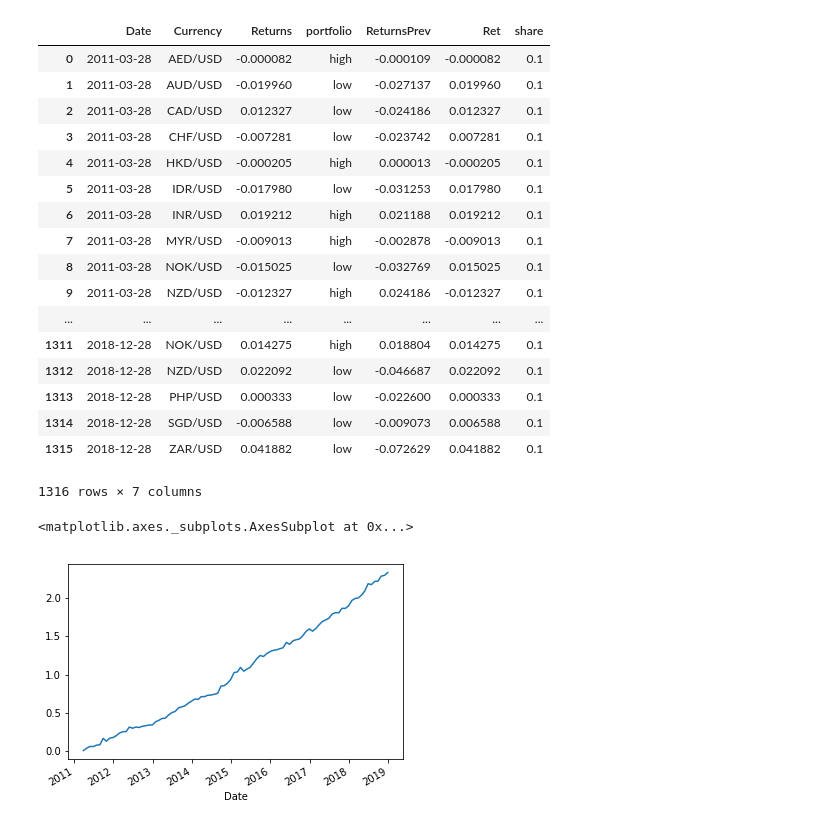
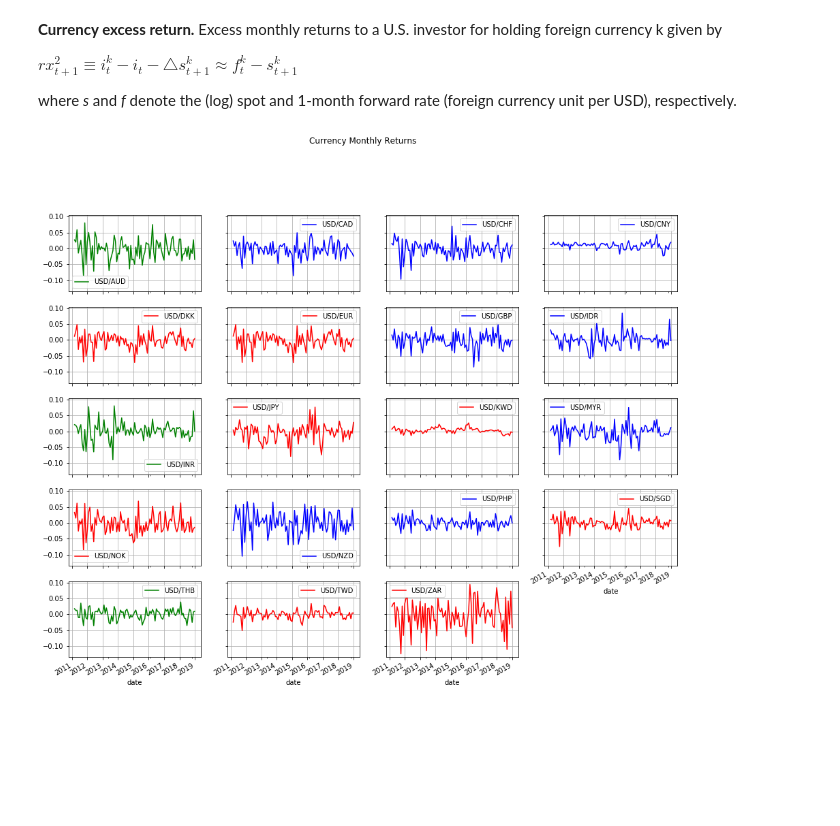
Before and after one commit to valmal/momentum, a Jupyter notebook: mom-mecklai.ipynb, the cells around one changed output. Cells and saved outputs as stored; diff of their text form; code cells hidden in the pictures; blank space fills up the shorter version.

```diff
--- a/mom-mecklai.ipynb
+++ b/mom-mecklai.ipynb
@@ -327,23 +138,0 @@ $R_{p} = R_{a1}w_{a1} + R_{a2}w_{a2}+ ... + R_{a_{n}}w_{a_{n}}$
-# %%
-for i in prt.Date.unique().tolist():
-    prt.groupby['Date'].sum(['Ret']*['share'])
-    prt_wght=prt.share.tolist()
-# %% [output]
-|  | Date | Currency | Returns | portfolio | ReturnsPrev | Ret | share |
-| 0 | 2011-03-28 | AED/USD | -0.000082 | high | -0.000109 | -0.000082 | 0.1 |
-| 1 | 2011-03-28 | AUD/USD | -0.019960 | low | -0.027137 | 0.019960 | 0.1 |
-| 2 | 2011-03-28 | CAD/USD | 0.012327 | low | -0.024186 | 0.012327 | 0.1 |
-| 3 | 2011-03-28 | CHF/USD | -0.007281 | low | -0.023742 | 0.007281 | 0.1 |
-| 4 | 2011-03-28 | HKD/USD | -0.000205 | high | 0.000013 | -0.000205 | 0.1 |
-| 5 | 2011-03-28 | IDR/USD | -0.017980 | low | -0.031253 | 0.017980 | 0.1 |
-| 6 | 2011-03-28 | INR/USD | 0.019212 | high | 0.021188 | 0.019212 | 0.1 |
-| 7 | 2011-03-28 | MYR/USD | -0.009013 | high | -0.002878 | -0.009013 | 0.1 |
-| 8 | 2011-03-28 | NOK/USD | -0.015025 | low | -0.032769 | 0.015025 | 0.1 |
-| 9 | 2011-03-28 | NZD/USD | -0.012327 | high | 0.024186 | -0.012327 | 0.1 |
-| ... | ... | ... | ... | ... | ... | ... | ... |
-| 1311 | 2018-12-28 | NOK/USD | 0.014275 | high | 0.018804 | 0.014275 | 0.1 |
-| 1312 | 2018-12-28 | NZD/USD | 0.022092 | low | -0.046687 | 0.022092 | 0.1 |
-| 1313 | 2018-12-28 | PHP/USD | 0.000333 | low | -0.022600 | 0.000333 | 0.1 |
-| 1314 | 2018-12-28 | SGD/USD | -0.006588 | low | -0.009073 | 0.006588 | 0.1 |
-| 1315 | 2018-12-28 | ZAR/USD | 0.041882 | low | -0.072629 | 0.041882 | 0.1 |
-1316 rows × 7 columns
@@ -354,8 +138,0 @@ rets=prt.groupby(['Date'])['mul'].sum()  ### this is the same as dot product
-# %%
-#plotting cumulative returns
-import matplotlib.pyplot as plt
-cumRet = ((1+rets).cumprod()-1)
-cumRet.plot()
-# %% [output]
-<matplotlib.axes._subplots.AxesSubplot at 0x...>
-[figure, removed]
@@ -366,0 +139,41 @@ cumRet.plot()
+# %% [markdown]
+__Currency excess return.__ Excess monthly returns to a U.S. investor for holding foreign currency k given by
+
+
+$rx_{t+1}^2 \equiv i_{t}^k - i_{t} - \bigtriangleup s_{t+1}^k \approx  f_{t}^k - s_{t+1}^k $
+
+where _s_ and _f_ denote the (log) spot and 1-month forward rate (foreign currency unit per USD), respectively.
+# %%
+#2# Shift forward rates
+ret_df = df[['ccy', 'logSpotRate', 'logfwd1m', 'date']]
+ret_df = ret_df.pivot_table(index = 'date', columns = ['ccy'])
+
+for i in df.ccy.unique().tolist():
+    ret_df[('logfwd1m', i)] =  ret_df[('logfwd1m', i)].shift(1)
+ret_df = ret_df[1:]
+
+for i in df.ccy.unique().tolist():
+    ret_df[('ret', i)] = ret_df[('logfwd1m', i)] - ret_df[('logSpotRate', i)]
+
+ret_df = pd.DataFrame(ret_df['ret'].unstack())
+ret_df.reset_index(inplace=True)
+ret_df.set_index('date', inplace = True)
+ret_df.reset_index(inplace=True)
+ret_df.rename(columns = {0: 'spot'}, inplace = True)
+# %%
+###############################################
+#           Visualising the data              #
+##############################################
+
+ret_df.pivot(columns = 'ccy', index = 'date', values = 'spot')\
+.plot(kind='line', subplots=True, grid=True, title="Currency Monthly Returns",
+         sharex=True, sharey=True, legend=True, figsize=(16, 16), layout=(6,4),
+        style=['g', 'b', 'b',
+               'b', 'r', 'r',
+               'b', 'b', 'g',
+               'r', 'r', 'b',
+               'r', 'b', 'b',
+               'r', 'g', 'r',
+               'r', 'r', 'r']);
+# %% [output]
+[figure, added]
```
Also changed, not shown: parts of 38 cells of this notebook.
